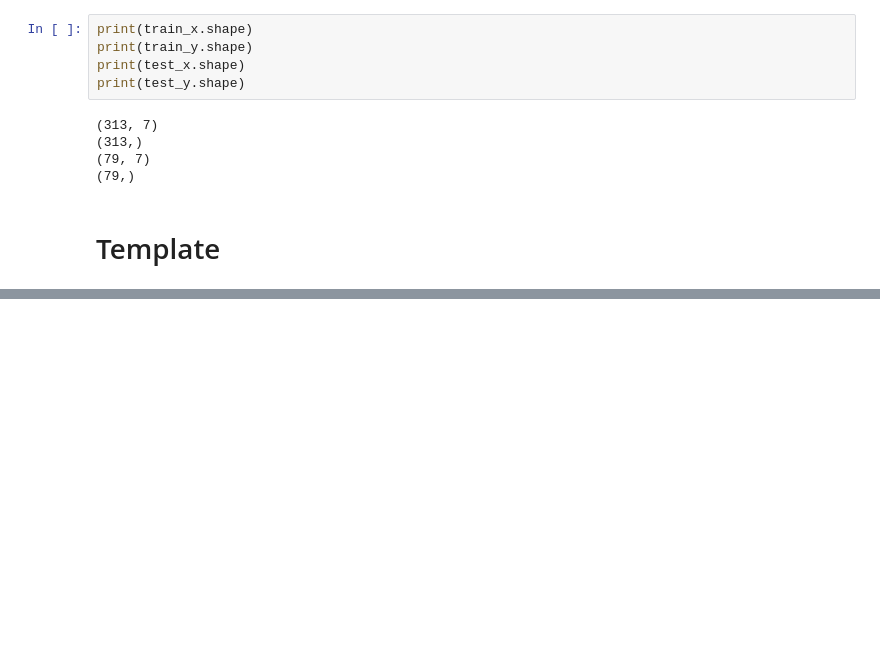
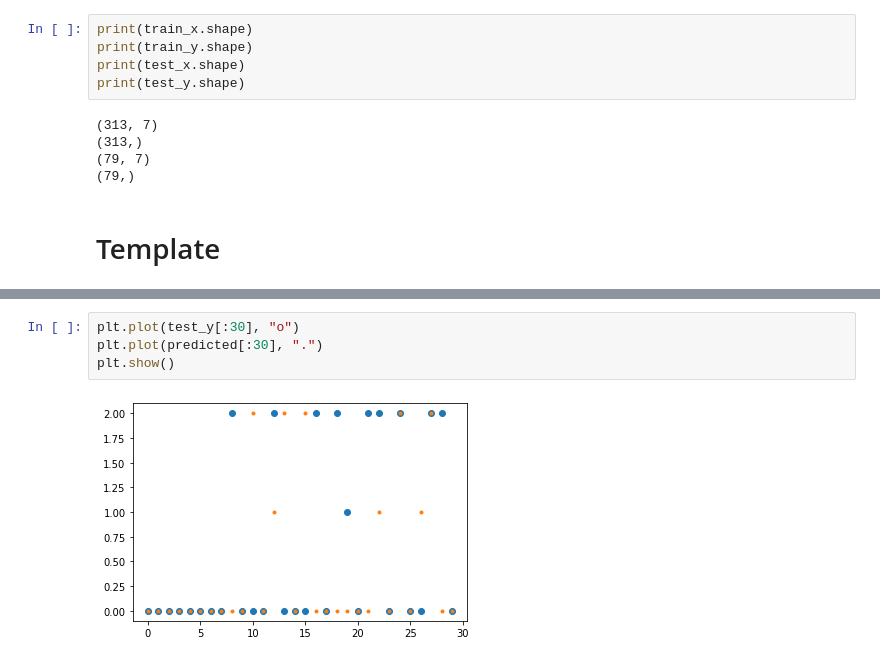
Before and after one commit to medicieducation/trainingcourse, a Jupyter notebook: bigdata/deeplearning/material/deep_learning/template_attribute_data_classification.ipynb, the cells around one changed output, grey strips where cells are left out. Saved outputs shown, nothing was run; the diff lists cells and outputs as text; blank space fills up the shorter version.

```diff
--- a/bigdata/deeplearning/material/deep_learning/template_attribute_data_classification.ipynb
+++ b/bigdata/deeplearning/material/deep_learning/template_attribute_data_classification.ipynb
@@ -118,0 +122,6 @@ acc= 0.8101266026496887
+# %%
+plt.plot(test_y[:30], "o")
+plt.plot(predicted[:30], ".")
+plt.show()
+# %% [output]
+[figure, added]
```
Also changed, not shown: parts of 3 cells of this notebook, 2 other files.
